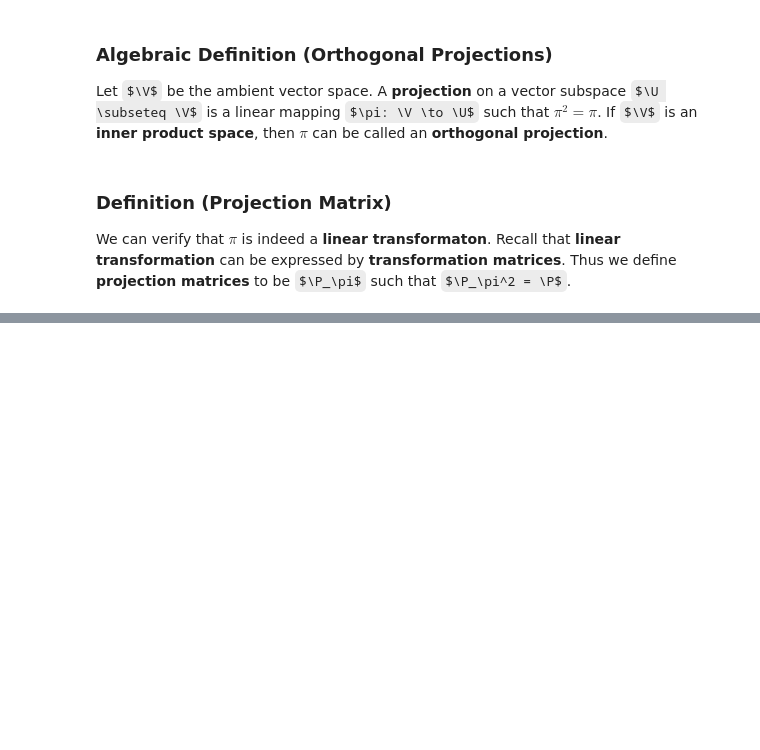
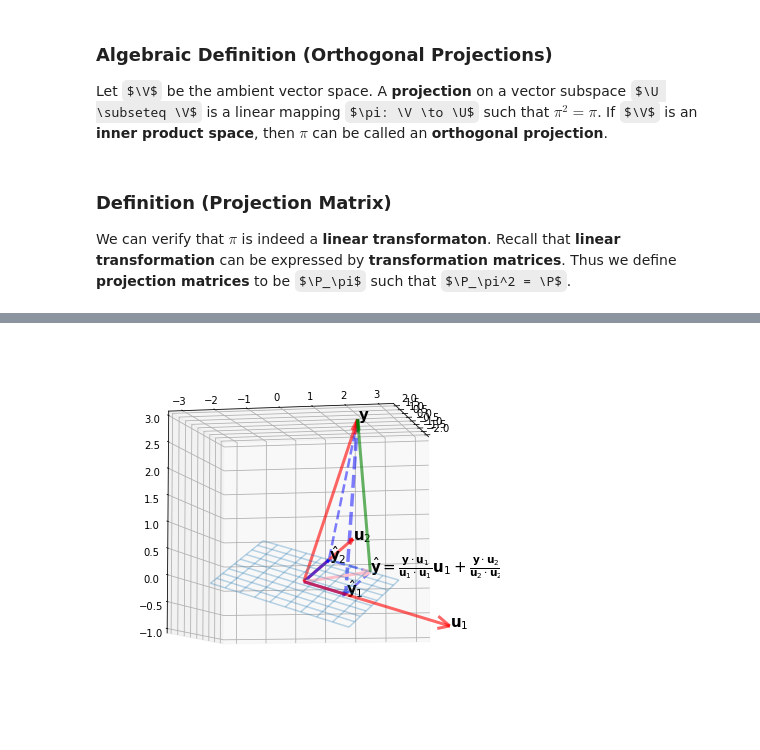
Before and after one commit to reigHns92/reighns-ml-blog, a Jupyter notebook: docs/reighns_ml_journey/mathematics/linear_algebra/08_analytic_geometry/08.07_orthogonal_projections.ipynb, the cells around one changed output, grey strips where cells are left out. Saved outputs shown, nothing was run; the diff lists cells and outputs as text; code cells hidden in the pictures; some formulas as TeX source; blank space fills up the shorter version.

```diff
--- a/docs/reighns_ml_journey/mathematics/linear_algebra/08_analytic_geometry/08.07_orthogonal_projections.ipynb
+++ b/docs/reighns_ml_journey/mathematics/linear_algebra/08_analytic_geometry/08.07_orthogonal_projections.ipynb
@@ -62,0 +249,92 @@ The derivation using orthogonal complement provides a more intuitive understandi
+# %%
+######################## Subspace W ##############################
+s = np.linspace(-.5, .5, 10)
+t = np.linspace(-.5, .5, 10)
+S, T = np.meshgrid(s, t)
+
+X1 = 2 * S - 2 * T
+X2 = 5 * S + T
+X3 = -S + T
+
+fig = plt.figure(figsize = (7, 7))
+ax = fig.add_subplot(projection='3d')
+ax.plot_wireframe(X1, X2, X3, linewidth = 1.5, alpha = .3)
+
+########################### vector y ###############################
+y = np.array([1, 2, 3])
+u1, u2 = np.array([2, 5, -1]), np.array([-2, 1, 1])
+
+vec = np.array([[0, 0, 0, y[0], y[1], y[2]]])
+X, Y, Z, U, V, W = zip(*vec)
+ax.quiver(X, Y, Z, U, V, W, length=1, normalize=False, color = 'red', alpha = .6,arrow_length_ratio = .08, pivot = 'tail',
+          linestyles = 'solid',linewidths = 3)
+
+ax.text(y[0], y[1], y[2], '$\mathbf{y}$', size = 15)
+########################### vector u1 and u2 ###############################
+
+vec = np.array([[0, 0, 0, u1[0], u1[1], u1[2]]])
+X, Y, Z, U, V, W = zip(*vec)
+ax.quiver(X, Y, Z, U, V, W, length=1, normalize=False, color = 'red', alpha = .6,arrow_length_ratio = .08, pivot = 'tail',
+          linestyles = 'solid',linewidths = 3)
+
+vec = np.array([[0, 0, 0, u2[0], u2[1], u2[2]]])
+X, Y, Z, U, V, W = zip(*vec)
+ax.quiver(X, Y, Z, U, V, W, length=1, normalize=False, color = 'red', alpha = .6,arrow_length_ratio = .08, pivot = 'tail',
+          linestyles = 'solid',linewidths = 3)
+
+
+ax.text(u1[0], u1[1], u1[2], '$\mathbf{u}_1$', size = 15)
+ax.text(u2[0], u2[1], u2[2], '$\mathbf{u}_2$', size = 15)
+###########################  yhat ###############################
+
+alpha1 = (y@u1)/(u1@u1)
+alpha2 = (y@u2)/(u2@u2)
+
+yhat1 = alpha1*u1
+yhat2 = alpha2*u2
+yhat = yhat1 + yhat2
+
+vec = np.array([[0, 0, 0, yhat1[0], yhat1[1], yhat1[2]]])
+X, Y, Z, U, V, W = zip(*vec)
+ax.quiver(X, Y, Z, U, V, W, length=1, normalize=False, color = 'blue', alpha = .6,arrow_length_ratio = .08, pivot = 'tail',
+          linestyles = 'solid',linewidths = 3, zorder= 3)
+
+vec = np.array([[0, 0, 0, yhat2[0], yhat2[1], yhat2[2]]])
+X, Y, Z, U, V, W = zip(*vec)
+ax.quiver(X, Y, Z, U, V, W, length=1, normalize=False, color = 'blue', alpha = .6,arrow_length_ratio = .08, pivot = 'tail',
+          linestyles = 'solid',linewidths = 3, zorder= 3)
+
+vec = np.array([[0, 0, 0, yhat[0], yhat[1], yhat[2]]])
+X, Y, Z, U, V, W = zip(*vec)
+ax.quiver(X, Y, Z, U, V, W, length=1, normalize=False, color = 'pink', alpha = 1,arrow_length_ratio = .12, pivot = 'tail',
+          linestyles = 'solid',linewidths = 3, zorder= 3)
+
+ax.text(yhat1[0], yhat1[1], yhat1[2], '$\hat{\mathbf{y}}_1$', size = 15)
+ax.text(yhat2[0], yhat2[1], yhat2[2], '$\hat{\mathbf{y}}_2$', size = 15)
+ax.text(x = yhat[0], y = yhat[1], z = yhat[2],
+        s = r'$\hat{\mathbf{y}}=\frac{\mathbf{y} \cdot \mathbf{u}_{1}}{\mathbf{u}_{1} \cdot \mathbf{u}_{1}} \mathbf{u}_{1}+\frac{\mathbf{y} \cdot \mathbf{u}_{2}}{\mathbf{u}_{2} \cdot \mathbf{u}_{2}} \mathbf{u}_{2}=\hat{\mathbf{y}}_{1}+\hat{\mathbf{y}}_{2}$', size = 15)
+###########################  z ###############################
+z = y - yhat
+vec = np.array([[yhat[0], yhat[1], yhat[2], z[0], z[1], z[2]]])
+X, Y, Z, U, V, W = zip(*vec)
+ax.quiver(X, Y, Z, U, V, W, length=1, normalize=False, color = 'green', alpha = .6,arrow_length_ratio = .08, pivot = 'tail',
+          linestyles = 'solid',linewidths = 3)
+
+############################ Dashed Line ####################
+
+line1 = np.array([y, yhat1])
+ax.plot(line1[:,0], line1[:,1], line1[:,2], c = 'b', lw = 3.5,alpha =0.5, ls = '--')
+
+line2 = np.array([y, yhat2])
+ax.plot(line2[:,0], line2[:,1], line2[:,2], c = 'b', lw = 2.5,alpha =0.5, ls = '--')
+
+line3 = np.array([yhat, yhat2])
+ax.plot(line3[:,0], line3[:,1], line3[:,2], c = 'b', lw = 2.5,alpha =0.5, ls = '--')
+
+line4 = np.array([yhat, yhat1])
+ax.plot(line4[:,0], line4[:,1], line4[:,2], c = 'b', lw = 2.5,alpha =0.5, ls = '--')
+
+############################# View Angel
+ax.view_init(elev=-6, azim=12)
+# %% [output]
+[figure, added]
```
Also changed, not shown: parts of 15 cells of this notebook, 13 other files.
